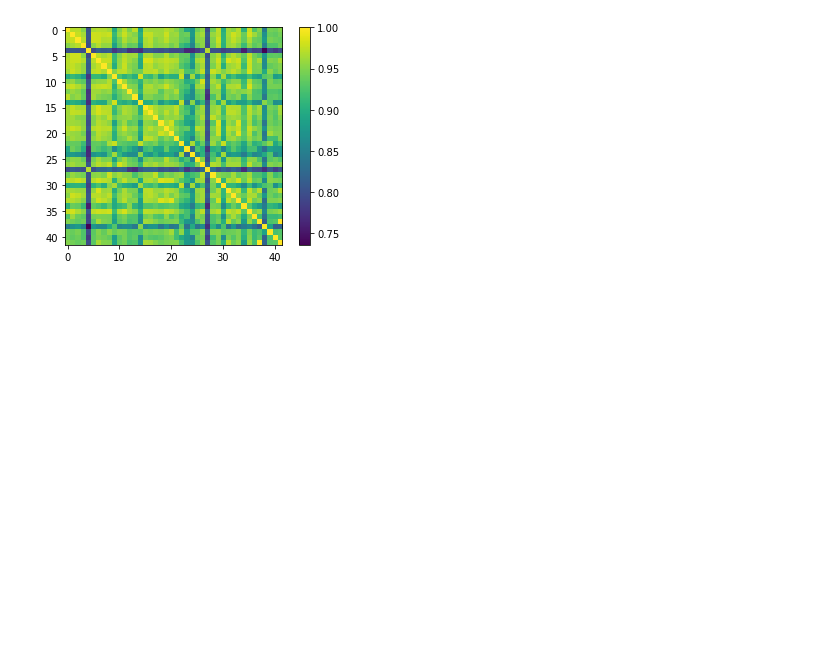
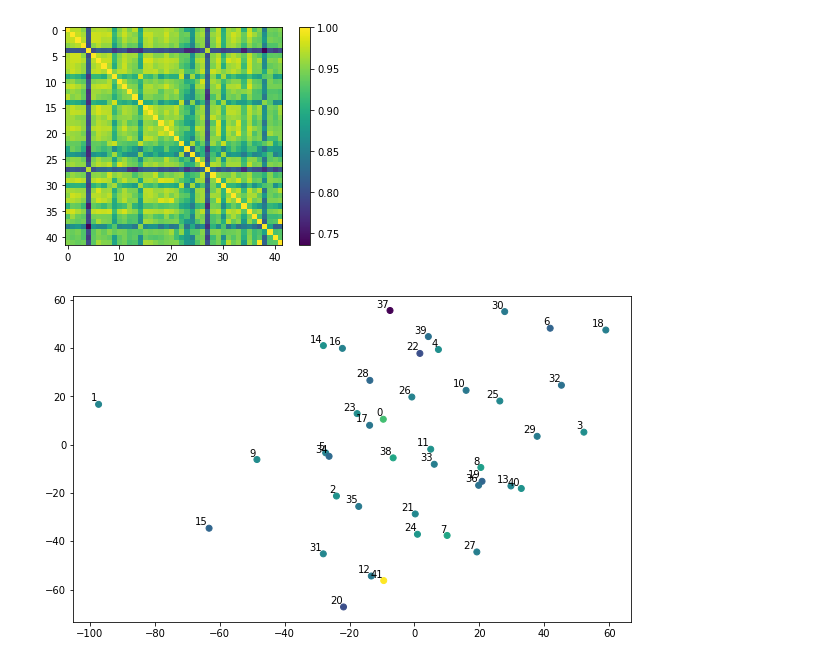
Before and after one commit to bourov/ML-Co-learning-team, a Jupyter notebook: Offline Patents Abstracts.ipynb, the cells around one changed output. Cells and saved outputs as stored; diff of their text form; code cells hidden in the pictures; blank space fills up the shorter version.

Commit message:
add first pass visualization

```diff
--- a/Offline Patents Abstracts.ipynb
+++ b/Offline Patents Abstracts.ipynb
@@ -34,3 +42,34 @@ plt.colorbar()
 plt.show()
 # %% [output]
 [figure]
+# %%
+from sklearn.manifold import TSNE
+
+
+# seems very sensitive to random_state , algorith unstable at this time
+model = TSNE(n_components=3, random_state=42)
+np.set_printoptions(suppress=True)
+
+# doc.vector returns average vector of all tokens, not a good metric, but should work for first try
+X = []
+for doc in docs:
+    X.append(doc.vector)
+mapped = model.fit_transform( X )
+# %%
+plt.figure(figsize=(10,6))
+plt.scatter(mapped[:,0],mapped[:,1], c = mapped[:,2])
+
+for label, x, y in zip(df.index, mapped[:,0],mapped[:,1]):
+    plt.annotate(
+        label,
+        xy=(x, y), xytext=(-1, 1),
+        textcoords='offset points', ha='right', va='bottom',
+      #  bbox=dict(boxstyle='round,pad=0.5', fc='yellow', alpha=0.5),
+      #  arrowprops=dict(arrowstyle = '->', connectionstyle='arc3,rad=0')
+        )
+
+
+
+plt.show()
+# %% [output]
+[figure, added]
```
Also changed, not shown: parts of 4 cells of this notebook.
